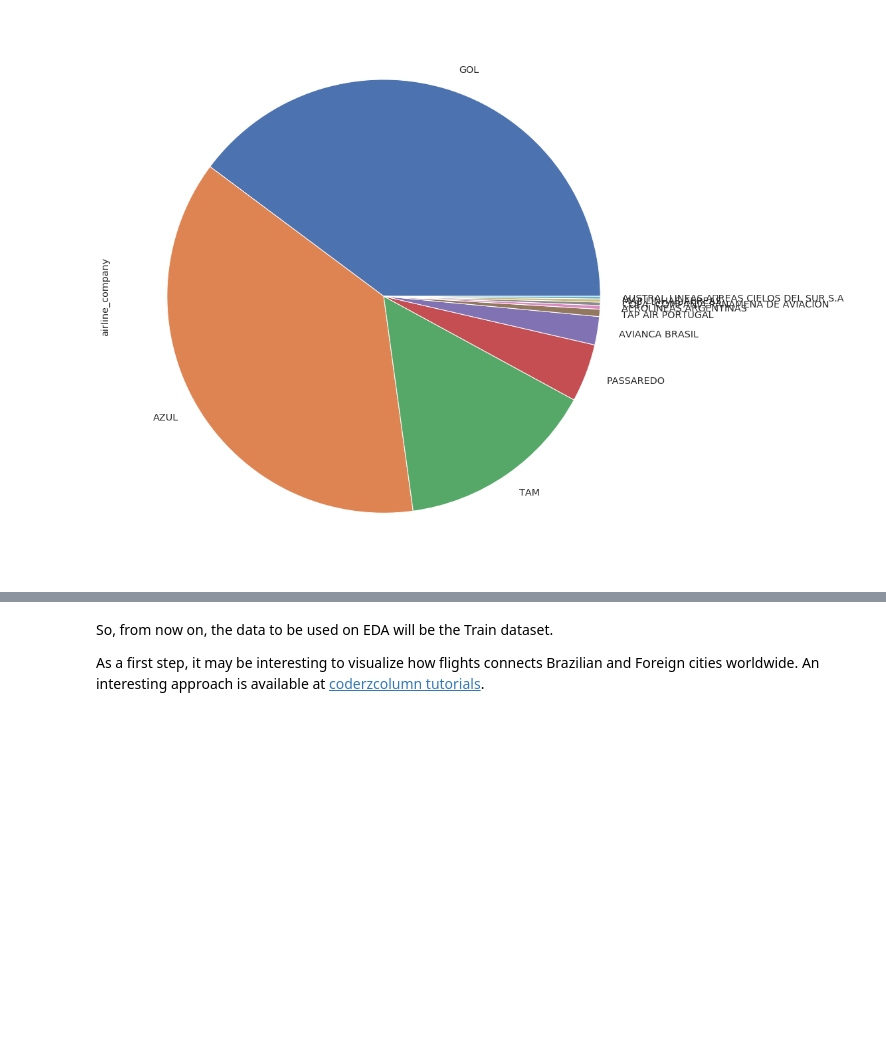
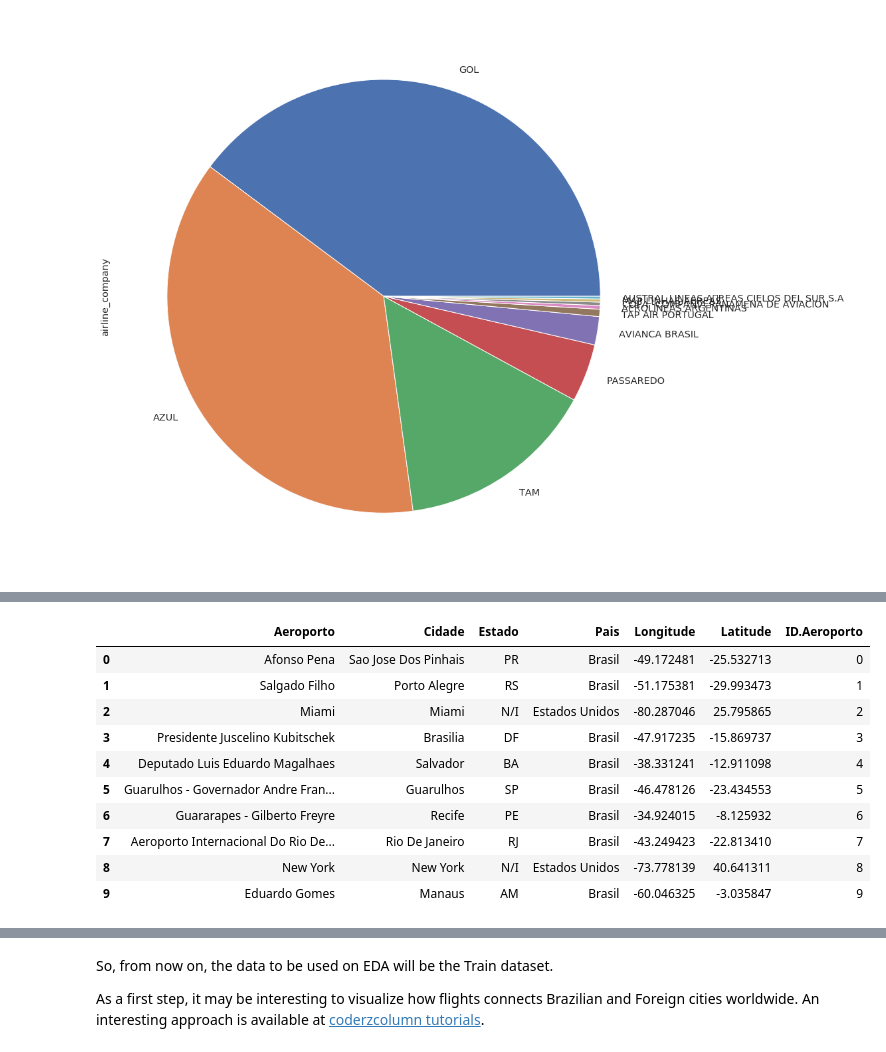
Before and after one commit to rpbarros/flights-in-brazil, a Jupyter notebook: flights-in-brazil.ipynb, the cells around one changed output, grey strips where cells are left out. Drawn from its saved outputs; the diff is of its cells as text; code cells hidden in the pictures; blank space fills up the shorter version.

Commit message:
Add df_airports and df_flights

```diff
--- a/flights-in-brazil.ipynb
+++ b/flights-in-brazil.ipynb
@@ -374,0 +393,29 @@ plt.xticks(rotation="vertical")
+# %%
+airports_orig_cols = ['Aeroporto.Origem', 'Cidade.Origem',
+       'Estado.Origem', 'Pais.Origem', 'LongOrig', 'LatOrig']
+airports_dest_cols = ['Aeroporto.Destino', 'Cidade.Destino',
+       'Estado.Destino', 'Pais.Destino', 'LongDest', 'LatDest']
+airports_cols = ['Aeroporto', 'Cidade', 'Estado', 'Pais', 'Longitude', 'Latitude']
+
+df_airports_orig = df_full[airports_orig_cols].drop_duplicates()
+df_airports_orig.columns = airports_cols
+
+
+df_airports_dest = df_full[airports_dest_cols].drop_duplicates()
+df_airports_dest.columns = airports_cols
+
+df_airports = df_airports_orig.append(df_airports_dest, ignore_index=True).drop_duplicates()
+df_airports["ID.Aeroporto"] = df_airports.index
+df_airports.head(10)
+# %% [output]
+|  | Aeroporto | Cidade | Estado | Pais | Longitude | Latitude | ID.Aeroporto |
+| 0 | Afonso Pena | Sao Jose Dos Pinhais | PR | Brasil | -49.172481 | -25.532713 | 0 |
+| 1 | Salgado Filho | Porto Alegre | RS | Brasil | -51.175381 | -29.993473 | 1 |
+| 2 | Miami | Miami | N/I | Estados Unidos | -80.287046 | 25.795865 | 2 |
+| 3 | Presidente Juscelino Kubitschek | Brasilia | DF | Brasil | -47.917235 | -15.869737 | 3 |
+| 4 | Deputado Luis Eduardo Magalhaes | Salvador | BA | Brasil | -38.331241 | -12.911098 | 4 |
+| 5 | Guarulhos - Governador Andre Fran... | Guarulhos | SP | Brasil | -46.478126 | -23.434553 | 5 |
+| 6 | Guararapes - Gilberto Freyre | Recife | PE | Brasil | -34.924015 | -8.125932 | 6 |
+| 7 | Aeroporto Internacional Do Rio De... | Rio De Janeiro | RJ | Brasil | -43.249423 | -22.813410 | 7 |
+| 8 | New York | New York | N/I | Estados Unidos | -73.778139 | 40.641311 | 8 |
+| 9 | Eduardo Gomes | Manaus | AM | Brasil | -60.046325 | -3.035847 | 9 |
```
Also changed, not shown: parts of 16 cells of this notebook.
